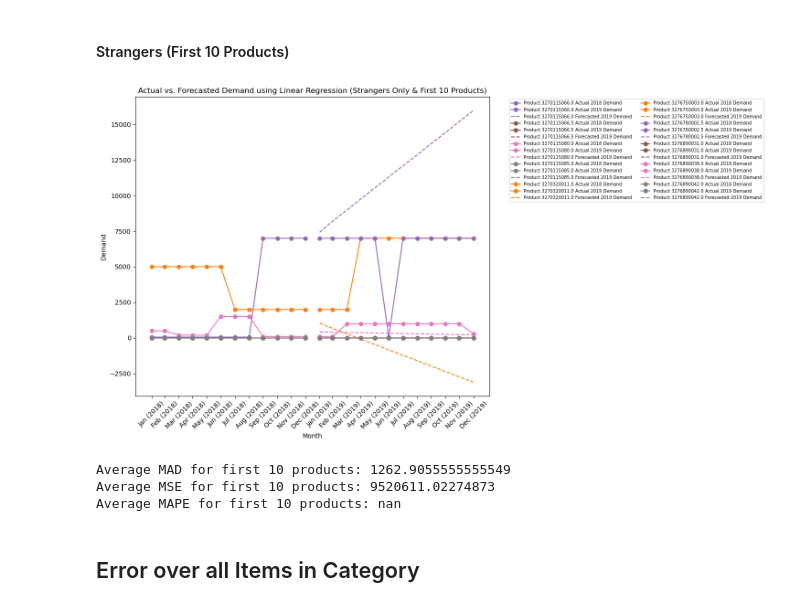
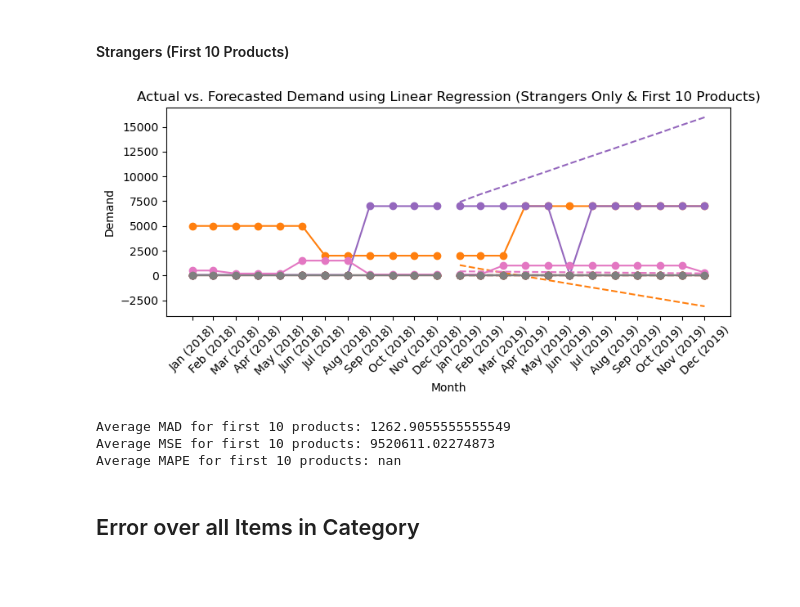
Before and after one commit to achchala/inventory-forecasting, a Jupyter notebook: linear_regression.ipynb, the cells around one changed output. Cells and saved outputs as stored; diff of their text form; code cells hidden in the pictures; blank space fills up the shorter version.

```diff
--- a/linear_regression.ipynb
+++ b/linear_regression.ipynb
@@ -303,7 +303,7 @@ date_range = pd.date_range(start="2018-01-01", end="2019-12-31", freq='M')
 cm = plt.get_cmap('tab10')  # Colormap with 10 distinct colors
 
 # Initialize a figure for plotting
-plt.figure(figsize=(15, 8))
+plt.figure(figsize=(8, 4))
 
 # Initialize lists to store metrics
 mad_list, mse_list, mape_list = [], [], []
@@ -349,35 +349,35 @@ for idx, (product_id, row) in enumerate(df_spikers.iterrows()):
         # Plot the actual 2019 demand
         plt.plot(date_range[12:], test_data, marker='o', color=color, label=f'Product {product_id} Actual 2019 Demand')
 
         # Overlay forecasted demand for 2019 with red dashed line
         plt.plot(date_range[12:], predictions, linestyle='--', color=color, label=f'Product {product_id} Forecasted 2019 Demand')
 
         # Increment the product counter
         num_products_processed += 1
 
     # Stop after plotting 10 products
     if num_products_processed >= 10:
         break
 
 # Adjusting the x-axis to display full date range with formatted labels
 plt.xticks(date_range, [date.strftime('%b (%Y)') for date in date_range], rotation=45)
 plt.xlabel('Month')
 plt.ylabel('Demand')
 plt.title('Actual vs. Forecasted Demand using Linear Regression (Strangers Only & First 10 Products)')
-plt.legend(bbox_to_anchor=(1.05, 1), loc='upper left', fontsize='x-small', ncol=2)
+# plt.legend(bbox_to_anchor=(1.05, 1), loc='upper left', fontsize='x-small', ncol=2)
 plt.tight_layout()
 plt.show()
 
 # Calculate and display average metrics
 average_mad = np.mean(mad_list)
 average_mse = np.mean(mse_list)
 average_mape = np.mean(mape_list)
 
 print(f'Average MAD for first 10 products: {average_mad}')
 print(f'Average MSE for first 10 products: {average_mse}')
 print(f'Average MAPE for first 10 products: {average_mape}')
 # %% [output]
-[figure, old version]
+[figure, new version]
 Average MAD for first 10 products: 1262.9055555555549
 Average MSE for first 10 products: 9520611.02274873
 Average MAPE for first 10 products: nan
```
Also changed, not shown: parts of 5 cells of this notebook, 2 other files.
